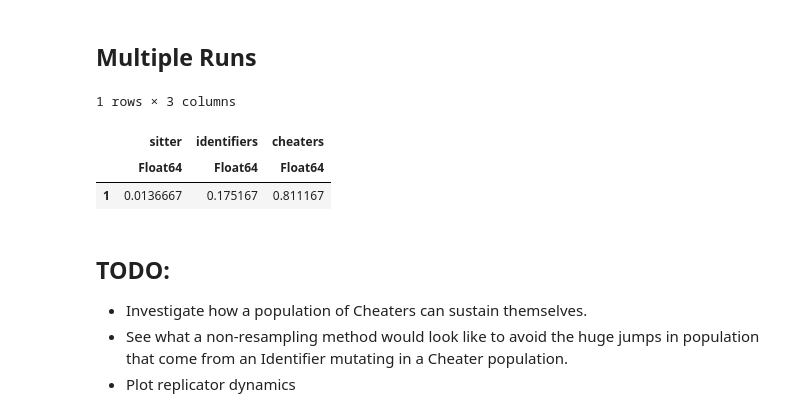
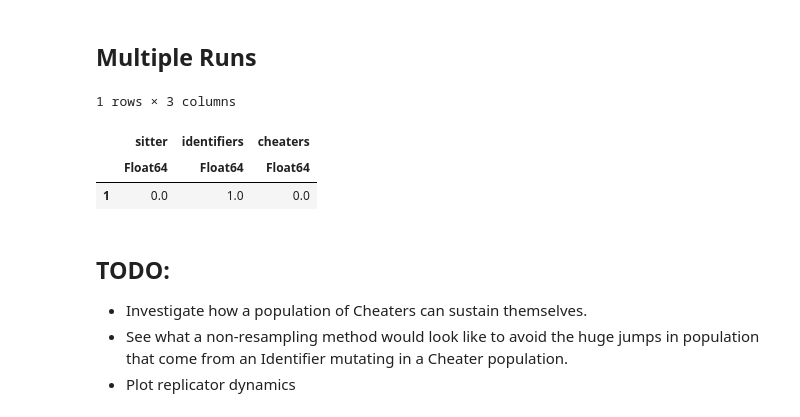
Before and after one commit to jacobusmmsmit/evolutionary-abm, a Jupyter notebook: src/evolutionary_simulation.ipynb, the cells around one changed output. Cells and saved outputs as stored; diff of their text form; code cells hidden in the pictures.

```diff
--- a/src/evolutionary_simulation.ipynb
+++ b/src/evolutionary_simulation.ipynb
@@ -412,7 +193,7 @@ p2
 # %%
 num_each_type = 20
 num_steps = 30
-replicates = 100
+replicates = 1
 
 multirun_model = evolutionary_model(;
     num_sitters = num_each_type,
@@ -433,20 +214,20 @@ adata = [(sitters, count), (identifiers, count), (cheaters, count)]
 data, _ = run!(multirun_model, agent_step!, model_step!, num_steps; adata = adata, replicates = replicates);
 # %%
 # How good on average is each strategy
-@> begin
-    data
-    @where(:step .== num_steps)
-    @combine(
-        sitter = mean(:count_sitters)/(num_each_type*3),
-        identifiers = mean(:count_identifiers)/(num_each_type*3),
-        cheaters = mean(:count_cheaters)/(num_each_type*3)
-    )
-end
+average_n_of_type(x) = mean(x)/(num_each_type * 3)
+
+data |>
+  df -> filter(row -> row.step == num_steps, df) |>
+  df -> combine(df,
+          :count_sitters =>  average_n_of_type  => :sitter ,
+          :count_identifiers =>  average_n_of_type => :identifiers ,
+          :count_cheaters =>  average_n_of_type => :cheaters ,
+          )
 # %% [output]
 1 rows × 3 columns
 |  | sitter | identifiers | cheaters |
 |  | Float64 | Float64 | Float64 |
-| 1 | 0.0136667 | 0.175167 | 0.811167 |
+| 1 | 0.0 | 1.0 | 0.0 |
 # %% [markdown]
 ## TODO:
 
```
Also changed, not shown: parts of 10 cells of this notebook, 1 other file.
